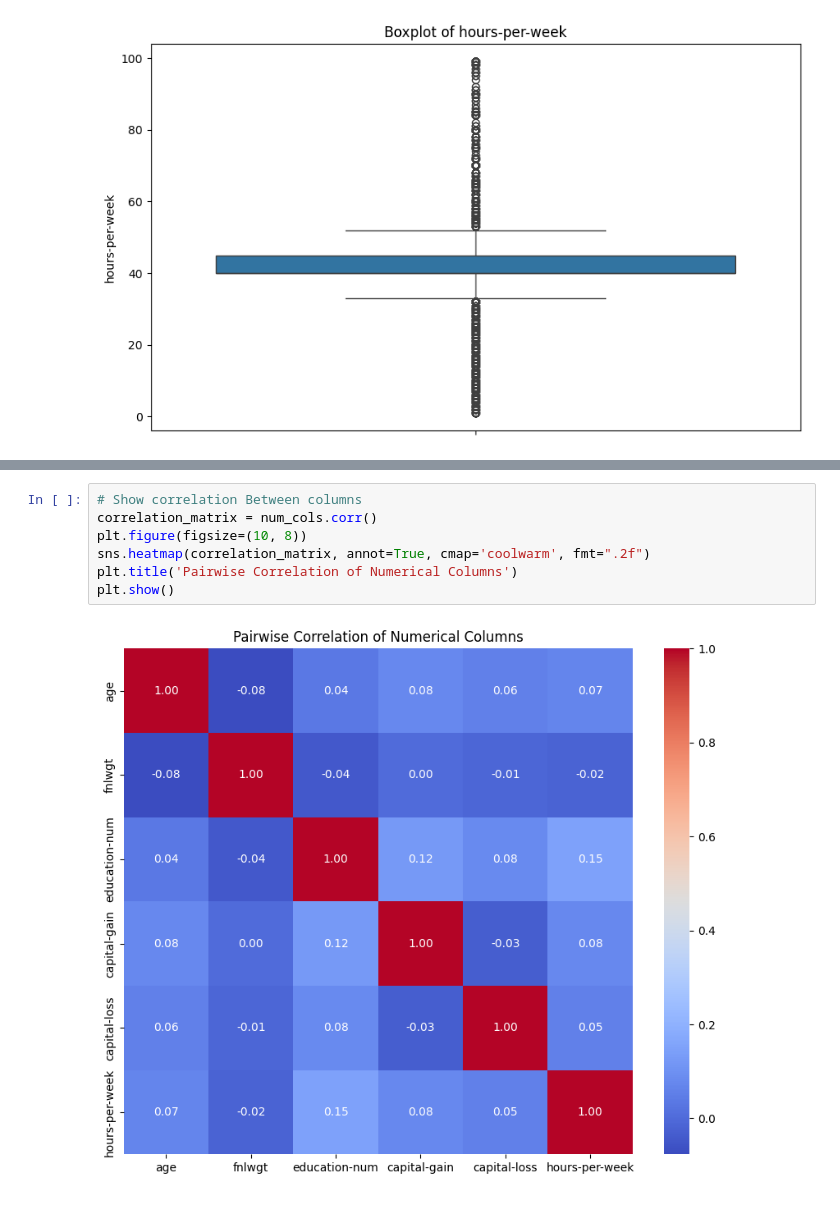
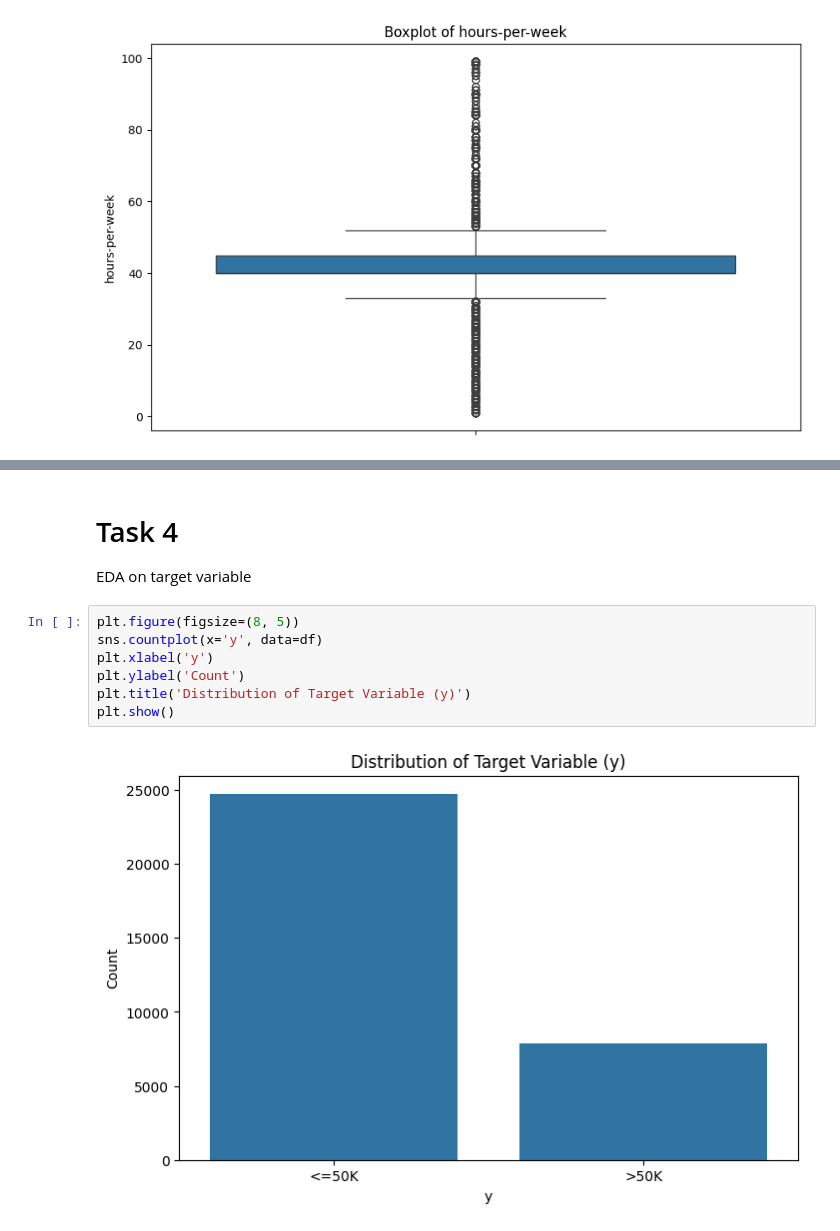
Before and after one commit to Zacfletch6/IS_submissions, a Jupyter notebook: Final_project_DM.ipynb, the cells around one changed output, grey strips where cells are left out. Cells and saved outputs as stored; diff of their text form.

```diff
--- a/Final_project_DM.ipynb
+++ b/Final_project_DM.ipynb
@@ -307,9 +304,13 @@ for col in num_cols.columns:
-# %%
-# Show correlation Between columns
-correlation_matrix = num_cols.corr()
-plt.figure(figsize=(10, 8))
-sns.heatmap(correlation_matrix, annot=True, cmap='coolwarm', fmt=".2f")
-plt.title('Pairwise Correlation of Numerical Columns')
-plt.show()
-# %% [output]
-[figure, removed]
+# %% [markdown]
+# Task 4
+
+EDA on target variable
+# %%
+plt.figure(figsize=(8, 5))
+sns.countplot(x='y', data=df)
+plt.xlabel('y')
+plt.ylabel('Count')
+plt.title('Distribution of Target Variable (y)')
+plt.show()
+# %% [output]
+[figure, added]
```
Also changed, not shown: parts of 8 cells of this notebook.
